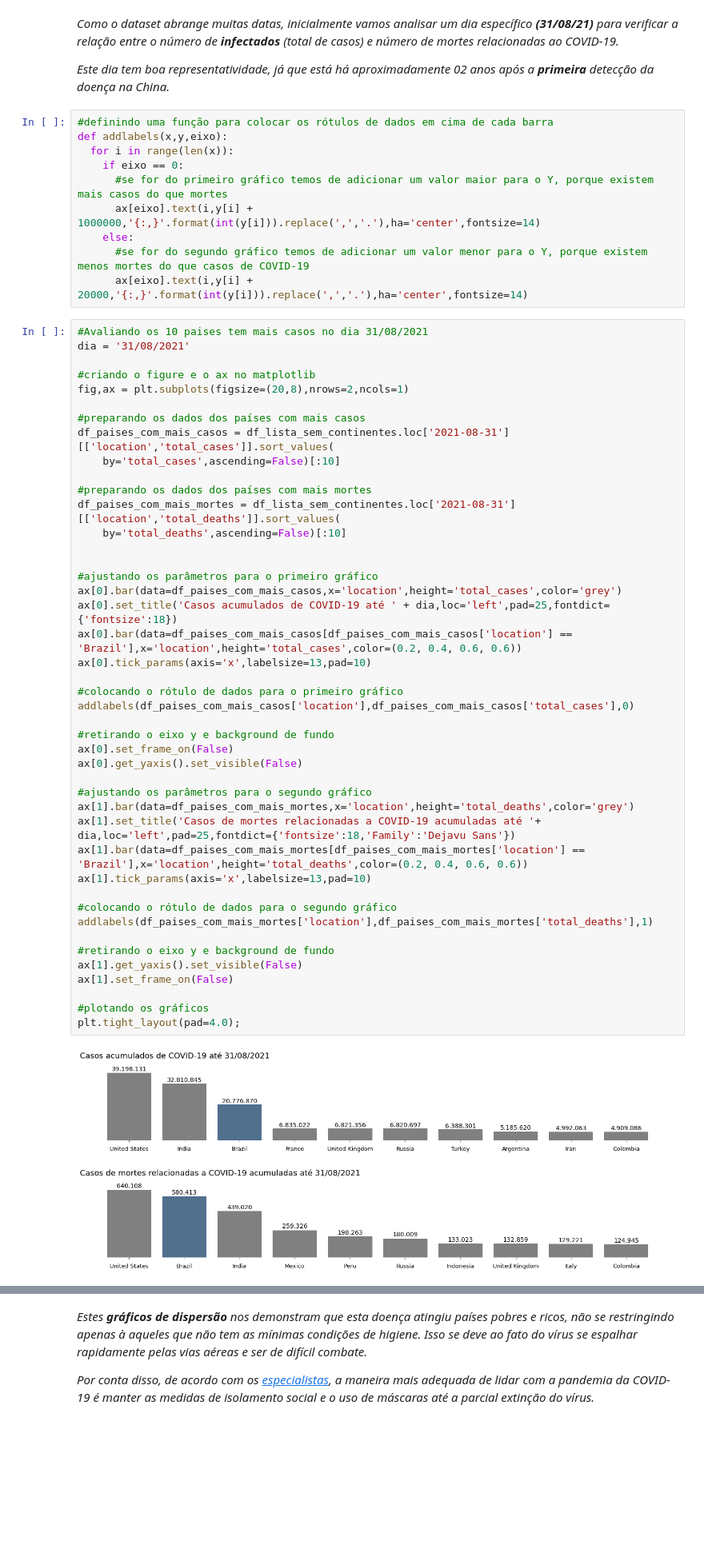
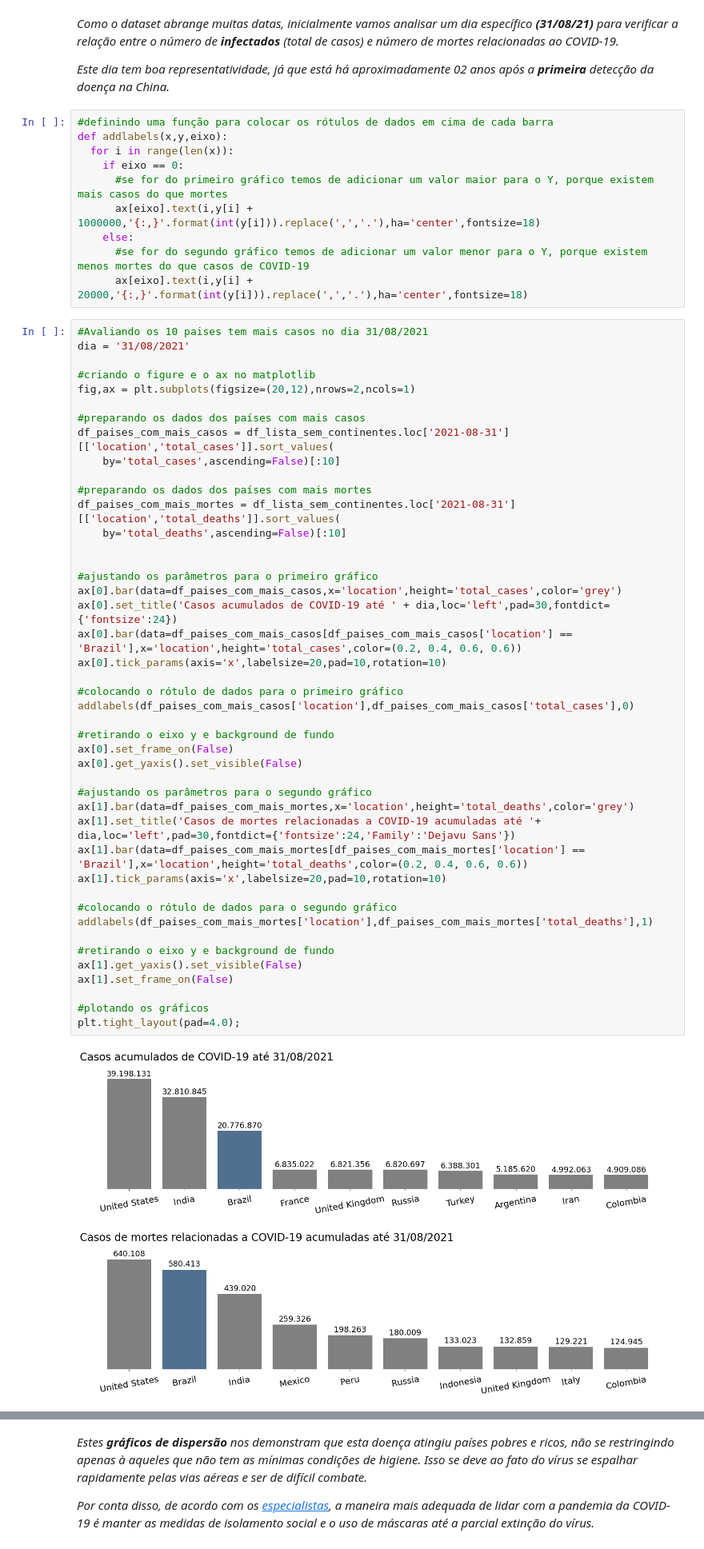
Before and after one commit to FerrazThales/Analysis_COVID_19, a Jupyter notebook: Panorama_da_COVID_19.ipynb, the cells around one changed output, grey strips where cells are left out. Shown at 80% size. Drawn from its saved outputs; the diff is of its cells as text; blank space fills up the shorter version.

```diff
--- a/Panorama_da_COVID_19.ipynb
+++ b/Panorama_da_COVID_19.ipynb
@@ -279,16 +281,16 @@ def addlabels(x,y,eixo):
   for i in range(len(x)):
     if eixo == 0:
       #se for do primeiro gráfico temos de adicionar um valor maior para o Y, porque existem mais casos do que mortes
-      ax[eixo].text(i,y[i] + 1000000,'{:,}'.format(int(y[i])).replace(',','.'),ha='center',fontsize=14)
+      ax[eixo].text(i,y[i] + 1000000,'{:,}'.format(int(y[i])).replace(',','.'),ha='center',fontsize=18)
     else:
       #se for do segundo gráfico temos de adicionar um valor menor para o Y, porque existem menos mortes do que casos de COVID-19
-      ax[eixo].text(i,y[i] + 20000,'{:,}'.format(int(y[i])).replace(',','.'),ha='center',fontsize=14)
+      ax[eixo].text(i,y[i] + 20000,'{:,}'.format(int(y[i])).replace(',','.'),ha='center',fontsize=18)
 # %%
 #Avaliando os 10 paises tem mais casos no dia 31/08/2021
 dia = '31/08/2021'
 
 #criando o figure e o ax no matplotlib
-fig,ax = plt.subplots(figsize=(20,8),nrows=2,ncols=1)
+fig,ax = plt.subplots(figsize=(20,12),nrows=2,ncols=1)
 
 #preparando os dados dos países com mais casos
 df_paises_com_mais_casos = df_lista_sem_continentes.loc['2021-08-31'][['location','total_cases']].sort_values(
@@ -297,36 +299,36 @@ df_paises_com_mais_casos = df_lista_sem_continentes.loc['2021-08-31'][['location
 #preparando os dados dos países com mais mortes
 df_paises_com_mais_mortes = df_lista_sem_continentes.loc['2021-08-31'][['location','total_deaths']].sort_values(
     by='total_deaths',ascending=False)[:10]
 
 
 #ajustando os parâmetros para o primeiro gráfico
 ax[0].bar(data=df_paises_com_mais_casos,x='location',height='total_cases',color='grey')
-ax[0].set_title('Casos acumulados de COVID-19 até ' + dia,loc='left',pad=25,fontdict={'fontsize':18})
+ax[0].set_title('Casos acumulados de COVID-19 até ' + dia,loc='left',pad=30,fontdict={'fontsize':24})
 ax[0].bar(data=df_paises_com_mais_casos[df_paises_com_mais_casos['location'] == 'Brazil'],x='location',height='total_cases',color=(0.2, 0.4, 0.6, 0.6))
-ax[0].tick_params(axis='x',labelsize=13,pad=10)
+ax[0].tick_params(axis='x',labelsize=20,pad=10,rotation=10)
 
 #colocando o rótulo de dados para o primeiro gráfico
 addlabels(df_paises_com_mais_casos['location'],df_paises_com_mais_casos['total_cases'],0)
 
 #retirando o eixo y e background de fundo
 ax[0].set_frame_on(False)
 ax[0].get_yaxis().set_visible(False)
 
 #ajustando os parâmetros para o segundo gráfico
 ax[1].bar(data=df_paises_com_mais_mortes,x='location',height='total_deaths',color='grey')
-ax[1].set_title('Casos de mortes relacionadas a COVID-19 acumuladas até '+ dia,loc='left',pad=25,fontdict={'fontsize':18,'Family':'Dejavu Sans'})
+ax[1].set_title('Casos de mortes relacionadas a COVID-19 acumuladas até '+ dia,loc='left',pad=30,fontdict={'fontsize':24,'Family':'Dejavu Sans'})
 ax[1].bar(data=df_paises_com_mais_mortes[df_paises_com_mais_mortes['location'] == 'Brazil'],x='location',height='total_deaths',color=(0.2, 0.4, 0.6, 0.6))
-ax[1].tick_params(axis='x',labelsize=13,pad=10)
+ax[1].tick_params(axis='x',labelsize=20,pad=10,rotation=10)
 
 #colocando o rótulo de dados para o segundo gráfico
 addlabels(df_paises_com_mais_mortes['location'],df_paises_com_mais_mortes['total_deaths'],1)
 
 #retirando o eixo y e background de fundo
 ax[1].get_yaxis().set_visible(False)
 ax[1].set_frame_on(False)
 
 #plotando os gráficos
 plt.tight_layout(pad=4.0);
 # %% [output]
-[figure, old version]
+[figure, new version]
 # %% [markdown]
```
Also changed, not shown: parts of 10 cells of this notebook.
